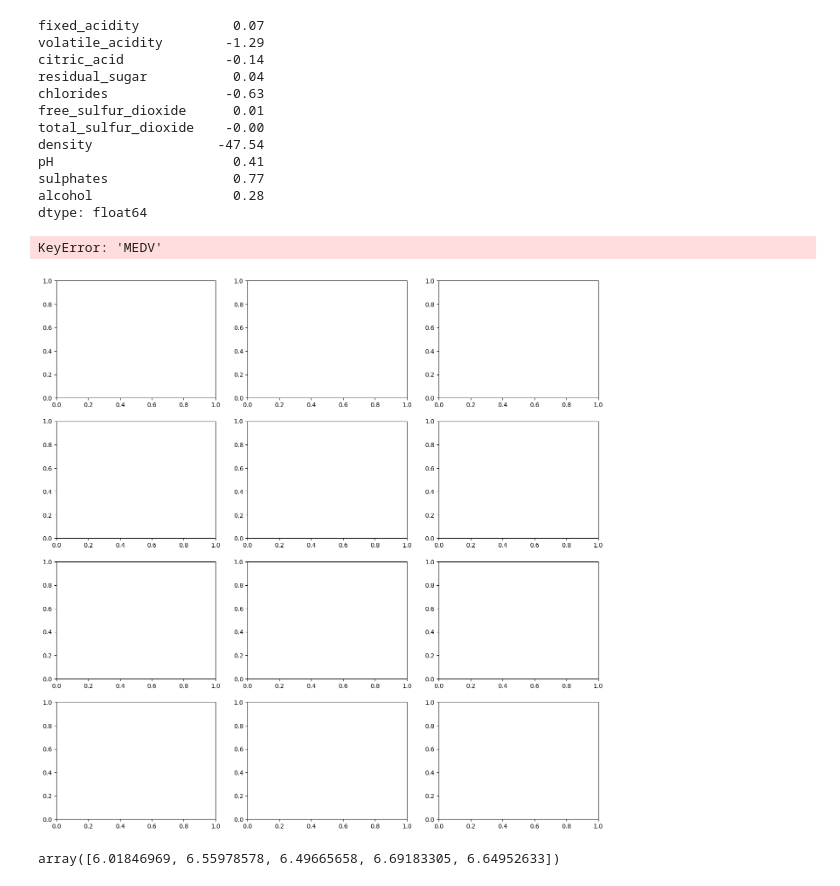
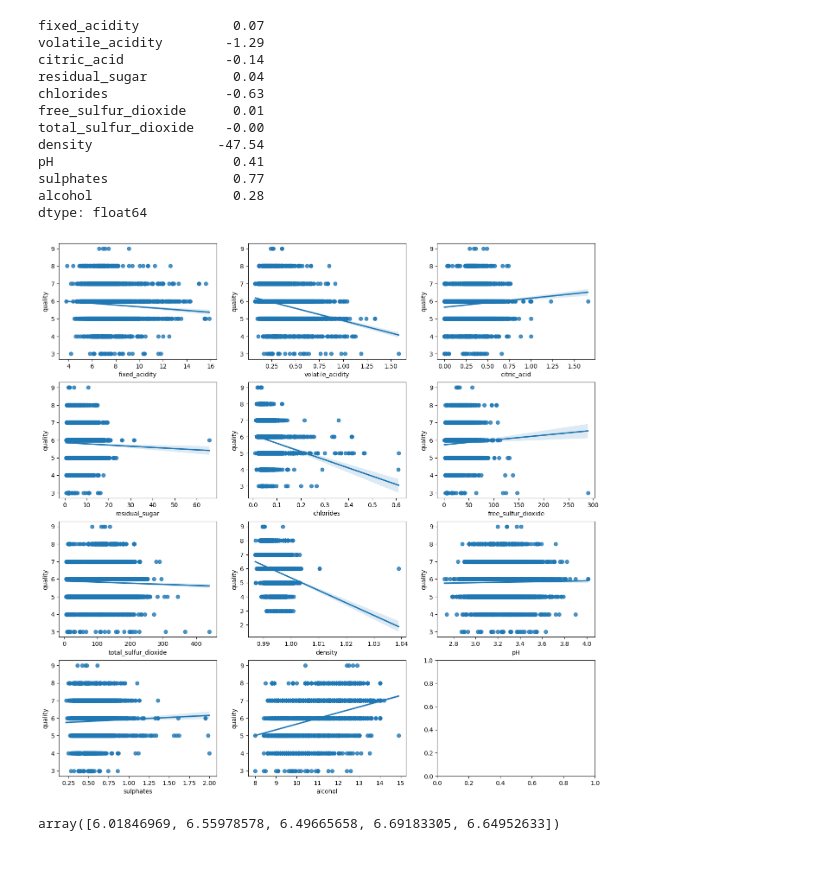
Before and after one commit to riversoso/bigdata-analysis-2024, a Jupyter notebook: day11/da24_와인품질등급_회귀분석.ipynb, the cells around one changed output. Drawn from its saved outputs; the diff is of its cells as text; code cells hidden in the pictures.

```diff
--- a/day11/da24_와인품질등급_회귀분석.ipynb
+++ b/day11/da24_와인품질등급_회귀분석.ipynb
@@ -203,18 +203,17 @@ dtype: float64
 # %%
 ## 산점도
 fig, axs = plt.subplots(figsize=(16, 16), ncols=3, nrows=4)
 
 x_features = list(X.columns)
 
 for i, feat in enumerate(x_features):   # 13개 독립변수 이름으로 반복
     row = i // 3
     col = i % 3
-    sns.regplot(data=dfWineQuality, x=feat, y='MEDV', ax=axs[row][col])
+    sns.regplot(data=dfWineQuality, x=feat, y='quality', ax=axs[row][col])
 
 plt.show()
 # %% [output]
-KeyError: 'MEDV'
-[figure, old version]
+[figure, new version]
 # %%
 ## 9등급 와인 추출
 dfTemp = dfWineQuality[dfWineQuality['quality'] == 9]
@@ -226,4 +225,4 @@ predict = model.predict(dfWineTop)
-# %%
-predict
-# %% [output]
-array([6.01846969, 6.55978578, 6.49665658, 6.69183305, 6.64952633])
+# %%
+predicts
+# %% [output]
+array([6.01846969, 6.55978578, 6.49665658, 6.69183305, 6.64952633])
```
Also changed, not shown: parts of 2 cells of this notebook, 4 other files.
